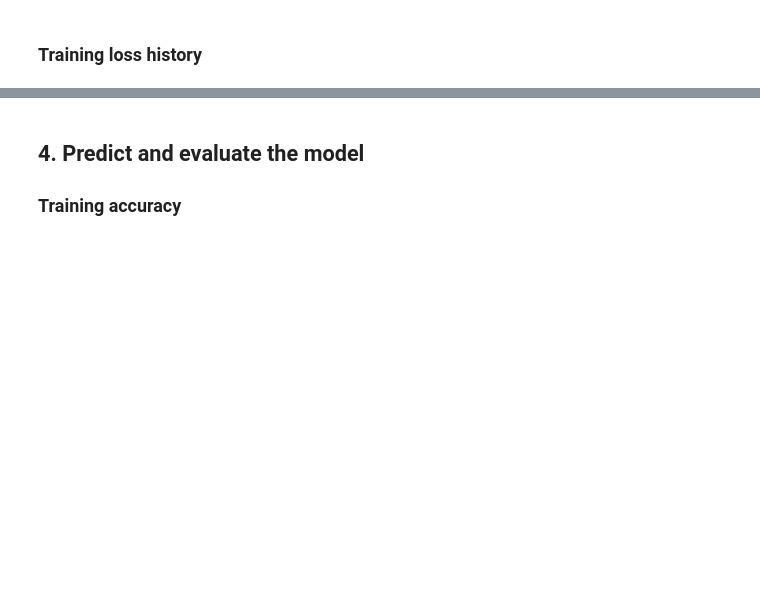
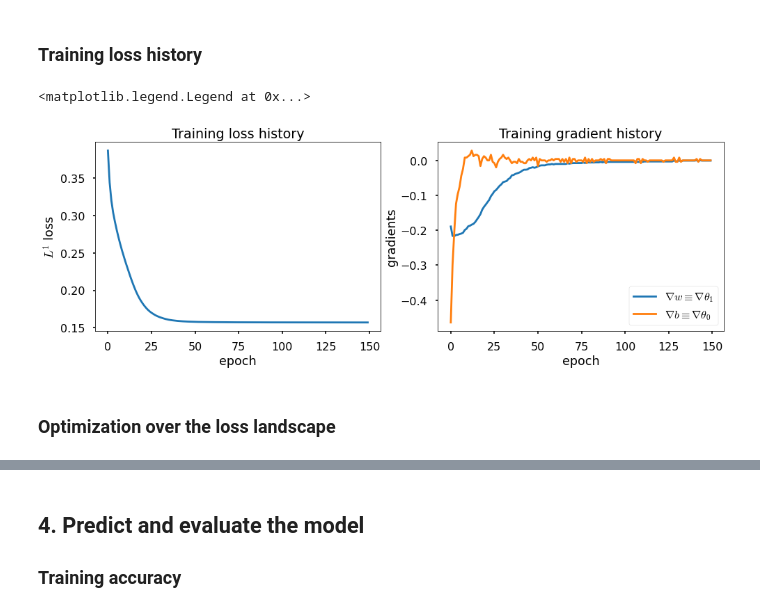
Before and after one commit to lento234/ml-tutorials, a Jupyter notebook: 01-basics/01-linear_regression.ipynb, the cells around one changed output, grey strips where cells are left out. Cells and saved outputs as stored; diff of their text form; code cells hidden in the pictures; blank space fills up the shorter version.

```diff
--- a/01-basics/01-linear_regression.ipynb
+++ b/01-basics/01-linear_regression.ipynb
@@ -81,7 +118,7 @@ fig.legend(loc='right', bbox_to_anchor=(1.5, 0.6));
 # %%
 n_features = 1 # number of nodes (1 weight + 1 bias)
 num_epochs = 150 # i.e. number of iterations
-learning_rate = 0.5
+learning_rate = 0.2
 # %% [markdown]
 ### Model
 
@@ -101,0 +143,3 @@ model = nn.Linear(in_features=n_features, out_features=n_features)
+# %%
+for i, (name, param) in enumerate(model.named_parameters()):
+    print(r"{:6s} (theta_{}): {:.4f}".format(name, 1-i, param.item()))
@@ -137,17 +196,17 @@ $$ \mathcal{F}^* = \arg \min_{\mathcal{F}}\ \mathcal{L}(X, Y)$$
 4. Compute gradients: `loss.backward()`
 5. Update weights: `optimizer.step()`
 # %%
-history = dict(loss=[], parameters=[])
+history = dict(loss=[], parameters=[], grads=[])
 for epoch in range(num_epochs):
     # 1. Convert numpy arrays to torch tensors
     x = torch.from_numpy(x_train.astype('float32'))
     y = torch.from_numpy(y_train.astype('float32'))
 
-    # 2. Forward pass
-    y_pred = model(x) # prediction step
+    # 2. Forward-pass:
+    y_hat = model(x) # prediction step
 
     # 3. Calculate loss
-    loss = criterion(y_pred, y)
+    loss = criterion(y_hat, y)
 
     # 4. Backward propagation
     optimizer.zero_grad() # reset gradients to zero
@@ -159,5 +218,7 @@ for epoch in range(num_epochs):
     # 6. Log
     history['loss'].append(loss.item())
     history['parameters'].append([param.detach().item() for param in model.parameters()])
+    history['grads'].append([param.grad.detach().item() for param in model.parameters()])
     if (epoch % 10) == 0 or epoch==(num_epochs-1):
-        print ('[Epoch {}]: loss = {:.4f}'.format(epoch, loss.item()))
+        print('[Epoch {:3d}]: loss={:.4f}, w={:.2f}, b={:.2f}'.format(
+            epoch, history['loss'][-1], *history['parameters'][-1]))
@@ -170,0 +244,17 @@ ax.set(xlabel='epoch', ylabel='MSE loss',
+# %%
+fig, axes = plt.subplots(1, 2, figsize=(mpl.rcParams['figure.figsize'][0]*2, mpl.rcParams['figure.figsize'][1]))
+
+axes[0].plot(history['loss'])
+axes[0].set(xlabel='epoch', ylabel='$L^1$ loss',
+       title='Training loss history');
+
+axes[1].plot(history['grads'])
+axes[1].set(xlabel='epoch', ylabel='gradients',
+            title='Training gradient history');
+axes[1].legend([r'$\nabla w \equiv \nabla \theta_1$',
+                r'$\nabla b \equiv \nabla \theta_0$'])
+# %% [output]
+<matplotlib.legend.Legend at 0x...>
+[figure, added]
+# %% [markdown]
+### Optimization over the loss landscape
```
Also changed, not shown: parts of 24 cells of this notebook, 1 other file.
